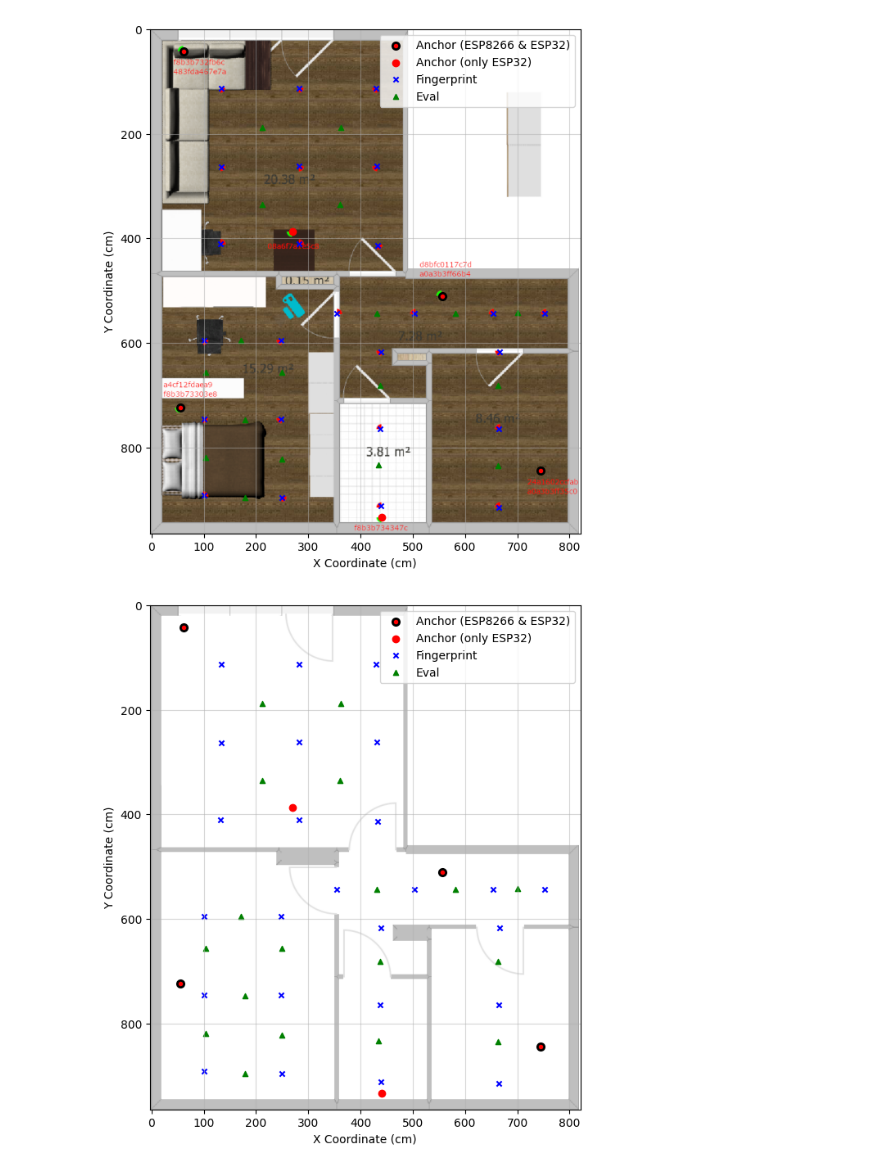
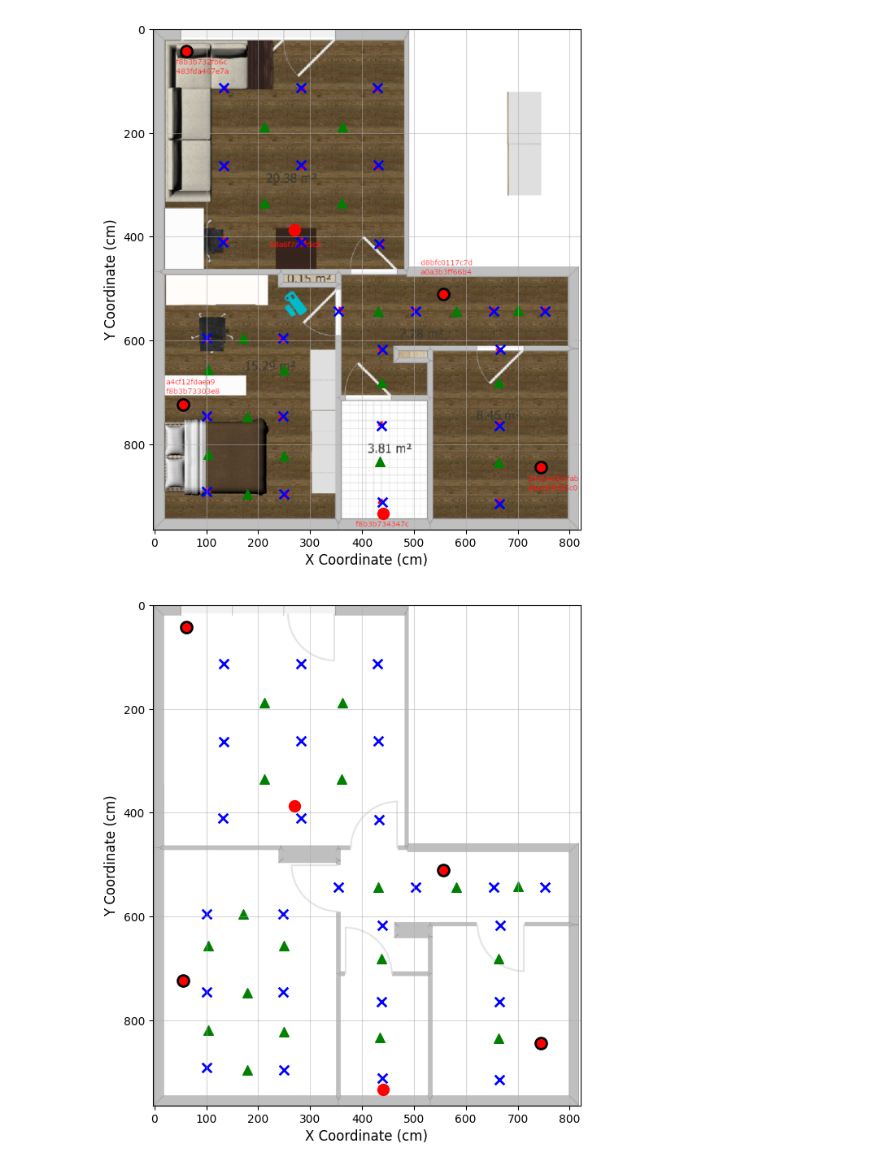
Before and after one commit to niko132/ESPosition_Beleg, a Jupyter notebook: evaluation/overview.ipynb, the cells around one changed output. Saved outputs shown, nothing was run; the diff lists cells and outputs as text; code cells hidden in the pictures.

Commit message:
evaluation: small changes for location overview plots

```diff
--- a/evaluation/overview.ipynb
+++ b/evaluation/overview.ipynb
@@ -45,7 +60,19 @@ eval_positions_flat = df_flat_prep_eval["target_position"].unique()
+# %%
+import matplotlib.pyplot as plt
+
+# Update global settings for thesis-friendly scaling
+plt.rc('font', size=12)           # Default text size
+plt.rc('axes', titlesize=14)      # Title size
+plt.rc('axes', labelsize=12)      # Axes labels
+plt.rc('xtick', labelsize=10)     # X-tick labels
+plt.rc('ytick', labelsize=10)     # Y-tick labels
+plt.rc('legend', fontsize=10)     # Legend font size
+plt.rc('lines', linewidth=2)      # Line width
+plt.rc('lines', markersize=8)     # Marker size
 # %%
 import matplotlib.pyplot as plt
 
-def plot_overview(anchor_positions_esp8266, anchor_positions_esp32, fingerprint_positions, eval_positions, bg_filepath):
+def plot_overview(anchor_positions_esp8266, anchor_positions_esp32, fingerprint_positions, eval_positions, bg_filepath, legend=True):
     img = plt.imread(bg_filepath)
 
     height = 8
@@ -56,21 +83,29 @@ def plot_overview(anchor_positions_esp8266, anchor_positions_esp32, fingerprint_
 
     anchor_double_positions = list(set(anchor_positions_esp8266) & set(anchor_positions_esp32))
     anchor_double_x, anchor_double_y = zip(*anchor_double_positions)
-    ax.scatter(anchor_double_x, anchor_double_y, color='red', edgecolors='black', linewidths=2, label='Anchor (ESP8266 & ESP32)')
+    ax.scatter(anchor_double_x, anchor_double_y, color='red', edgecolors='black', s=100, linewidths=2, label='Monitor (ESP8266 & ESP32)')
 
     anchor_single_positions = list(set(anchor_positions_esp32) - set(anchor_double_positions))
     anchor_single_x, anchor_single_y = zip(*anchor_single_positions)
-    ax.scatter(anchor_single_x, anchor_single_y, color='red', label='Anchor (only ESP32)')
+    ax.scatter(anchor_single_x, anchor_single_y, color='red', s=100, label='Monitor (only ESP32)')
 
     fingerprint_x, fingerprint_y = zip(*fingerprint_positions)
-    ax.scatter(fingerprint_x, fingerprint_y, color='blue', s=20, marker='x', label='Fingerprint')
+    ax.scatter(fingerprint_x, fingerprint_y, color='blue', s=70, marker='x', label='Fingerprint')
 
     eval_x, eval_y = zip(*eval_positions)
-    ax.scatter(eval_x, eval_y, color='green', s=20, marker='^', label='Eval')
+    ax.scatter(eval_x, eval_y, color='green', s=70, marker='^', label='Evaluation')
 
     ax.grid(which='major', alpha=0.5)
     ax.grid(which='minor', alpha=0.2)
-    ax.legend()
+
+    if legend:
+        # Set up the legend outside the plot
+        ax.legend(
+            loc='upper right',
+            bbox_to_anchor=(1.07, 0.97),  # Move the legend slightly to the right
+            fontsize=12
+        )
+
     ax.set_xlabel('X Coordinate (cm)')
     ax.set_ylabel('Y Coordinate (cm)')
     ax.axis('equal')
@@ -84,6 +119,6 @@ plot_overview(anchor_positions_esp8266_apb, anchor_positions_esp32_apb, fingerpr
 # %%
-plot_overview(anchor_positions_esp8266_flat, anchor_positions_esp32_flat, fingerprint_positions_flat, eval_positions_flat, './images/flat_scaled_fingerprints.png')
-plot_overview(anchor_positions_esp8266_flat, anchor_positions_esp32_flat, fingerprint_positions_flat, eval_positions_flat, './images/flat_normalized.png')
+plot_overview(anchor_positions_esp8266_flat, anchor_positions_esp32_flat, fingerprint_positions_flat, eval_positions_flat, './images/flat_scaled_fingerprints.png', False)
+plot_overview(anchor_positions_esp8266_flat, anchor_positions_esp32_flat, fingerprint_positions_flat, eval_positions_flat, './images/flat_normalized.png', False)
 # %% [output]
-[figure, old version]
+[figure, new version]
-[figure, old version]
+[figure, new version]
```
Also changed, not shown: parts of 2 cells of this notebook, 5 other files.
